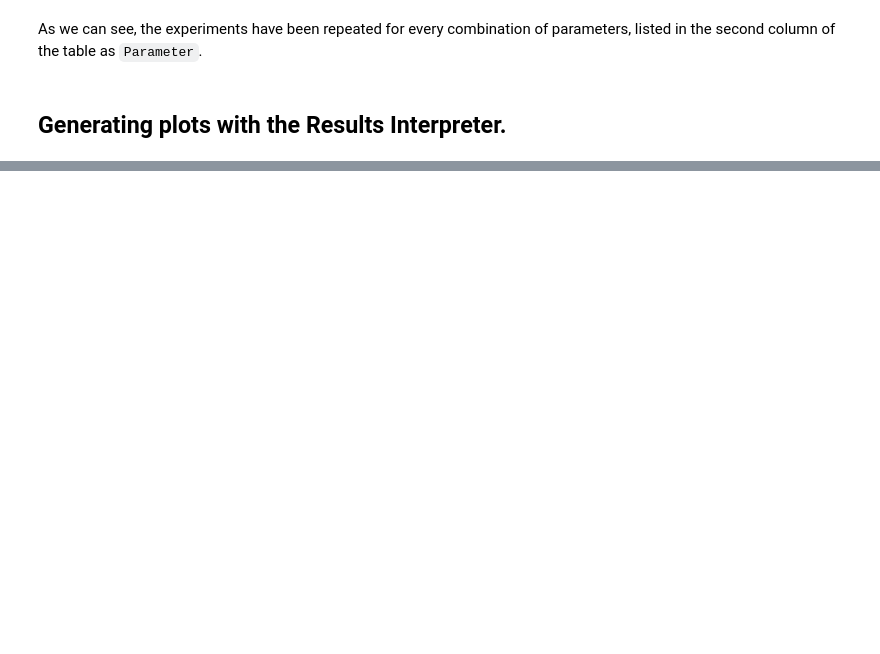
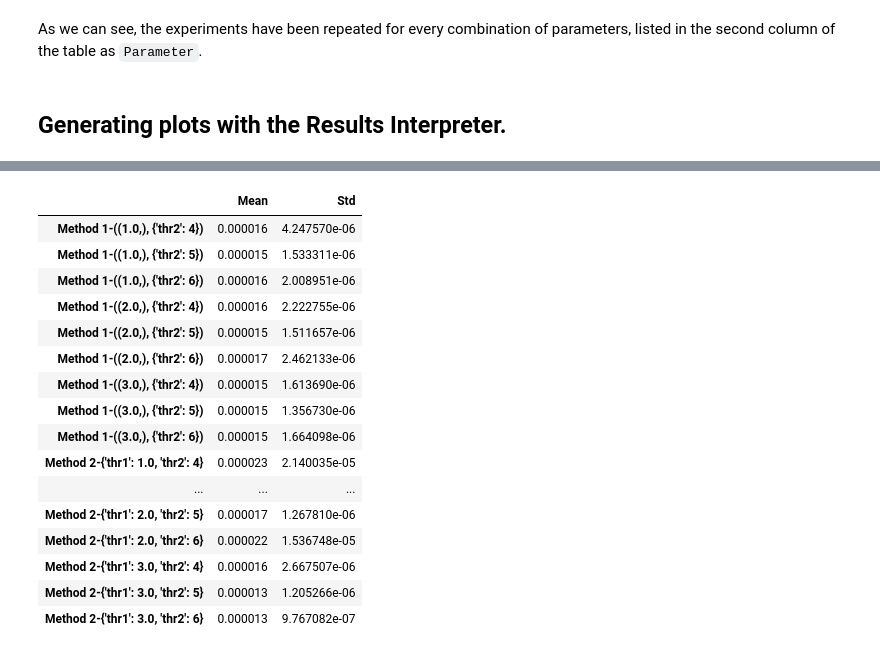
Before and after one commit to jmiramont/mcsm-benchs, a Jupyter notebook: notebooks/demo_benchmark.ipynb, the cells around one changed output, grey strips where cells are left out. Drawn from its saved outputs; the diff is of its cells as text; code cells hidden in the pictures; blank space fills up the shorter version.

Commit message:
Updating interpreter

```diff
--- a/notebooks/demo_benchmark.ipynb
+++ b/notebooks/demo_benchmark.ipynb
@@ -226,0 +227,21 @@ See the caveats in the documentation: https://pandas.pydata.org/pandas-docs/stab
+# %%
+df = interpreter.elapsed_time_summary()
+df
+# %% [output]
+|  | Mean | Std |
+| Method 1-((1.0,), {'thr2': 4}) | 0.000016 | 4.247570e-06 |
+| Method 1-((1.0,), {'thr2': 5}) | 0.000015 | 1.533311e-06 |
+| Method 1-((1.0,), {'thr2': 6}) | 0.000016 | 2.008951e-06 |
+| Method 1-((2.0,), {'thr2': 4}) | 0.000016 | 2.222755e-06 |
+| Method 1-((2.0,), {'thr2': 5}) | 0.000015 | 1.511657e-06 |
+| Method 1-((2.0,), {'thr2': 6}) | 0.000017 | 2.462133e-06 |
+| Method 1-((3.0,), {'thr2': 4}) | 0.000015 | 1.613690e-06 |
+| Method 1-((3.0,), {'thr2': 5}) | 0.000015 | 1.356730e-06 |
+| Method 1-((3.0,), {'thr2': 6}) | 0.000015 | 1.664098e-06 |
+| Method 2-{'thr1': 1.0, 'thr2': 4} | 0.000023 | 2.140035e-05 |
+| ... | ... | ... |
+| Method 2-{'thr1': 2.0, 'thr2': 5} | 0.000017 | 1.267810e-06 |
+| Method 2-{'thr1': 2.0, 'thr2': 6} | 0.000022 | 1.536748e-05 |
+| Method 2-{'thr1': 3.0, 'thr2': 4} | 0.000016 | 2.667507e-06 |
+| Method 2-{'thr1': 3.0, 'thr2': 5} | 0.000013 | 1.205266e-06 |
+| Method 2-{'thr1': 3.0, 'thr2': 6} | 0.000013 | 9.767082e-07 |
```
Also changed, not shown: parts of 4 cells of this notebook, 1 other file.
